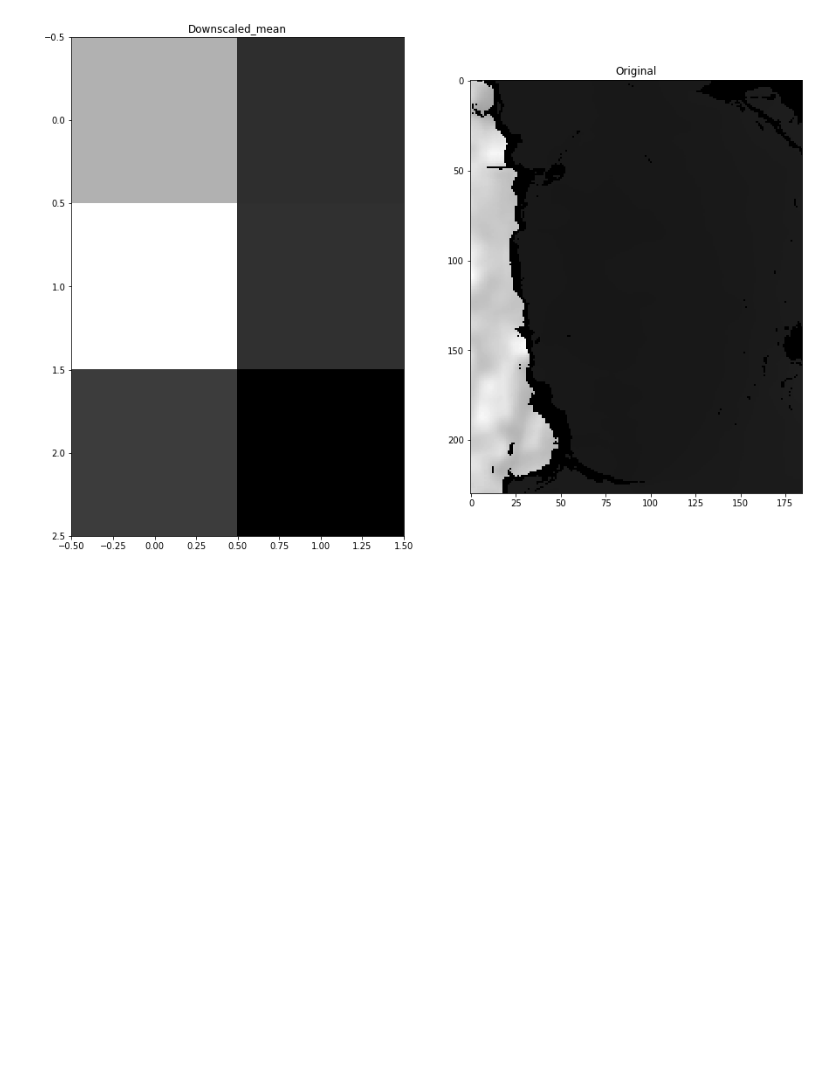
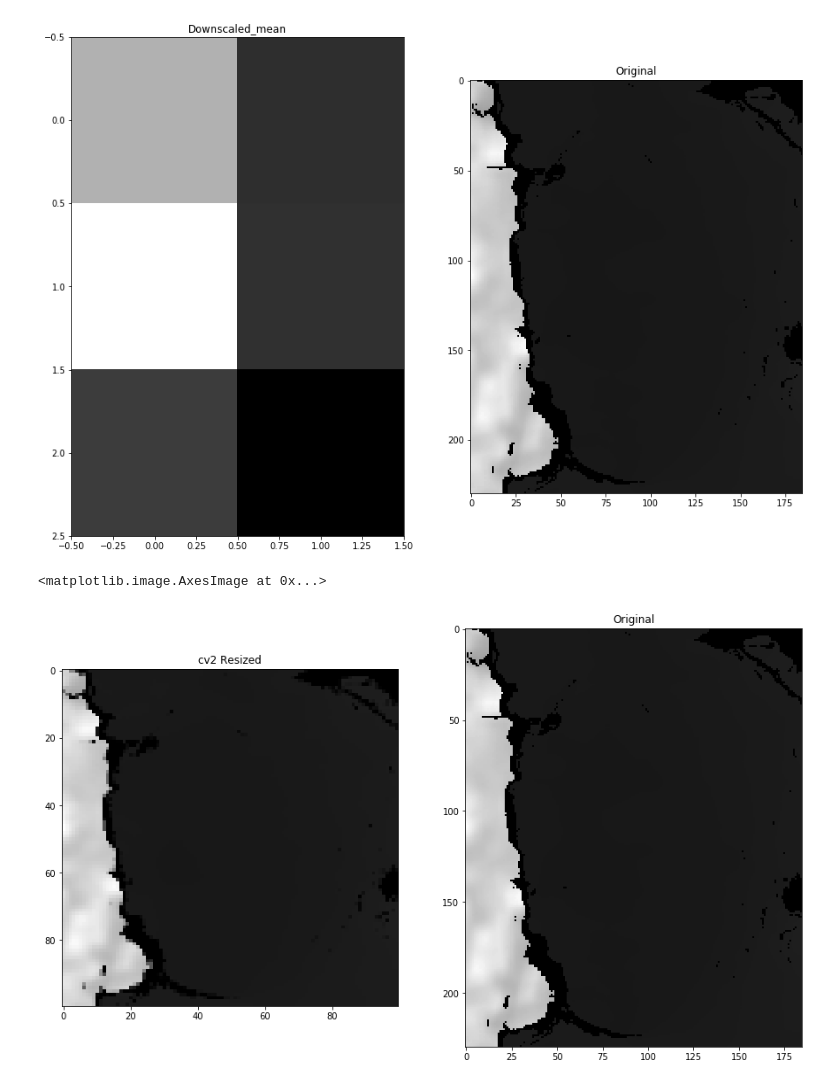
Before and after one commit to filipgrigorov/depth_scaling_experiments, a Jupyter notebook: depth_scaling.ipynb, the cells around one changed output. Drawn from its saved outputs; the diff is of its cells as text; code cells hidden in the pictures; blank space fills up the shorter version.

```diff
--- a/depth_scaling.ipynb
+++ b/depth_scaling.ipynb
@@ -101,3 +101,17 @@ ax2.imshow(depth_roi, cmap='gray')
 # %% [output]
 <matplotlib.image.AxesImage at 0x...>
 [figure]
+# %%
+cv_resized = cv2.resize(depth_roi, (100, 100), cv2.INTER_AREA)
+
+fig = plt.figure(figsize=(15, 15))
+ax1 = fig.add_subplot(1, 2, 1)
+ax1.set_title('cv2 Resized')
+ax1.imshow(cv_resized, cmap='gray')
+
+ax2 = fig.add_subplot(1, 2, 2)
+ax2.set_title('Original')
+ax2.imshow(depth_roi, cmap='gray')
+# %% [output]
+<matplotlib.image.AxesImage at 0x...>
+[figure, added]
```
Also changed, not shown: parts of 1 cell of this notebook, 3 other files.
